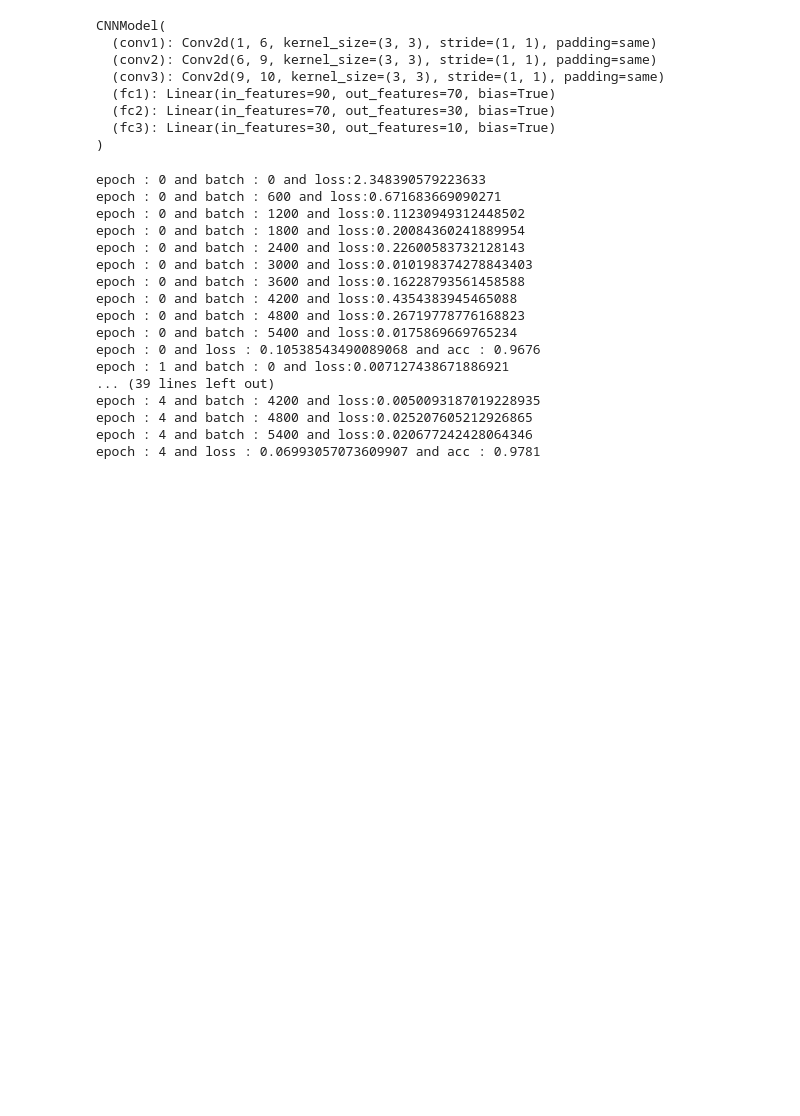
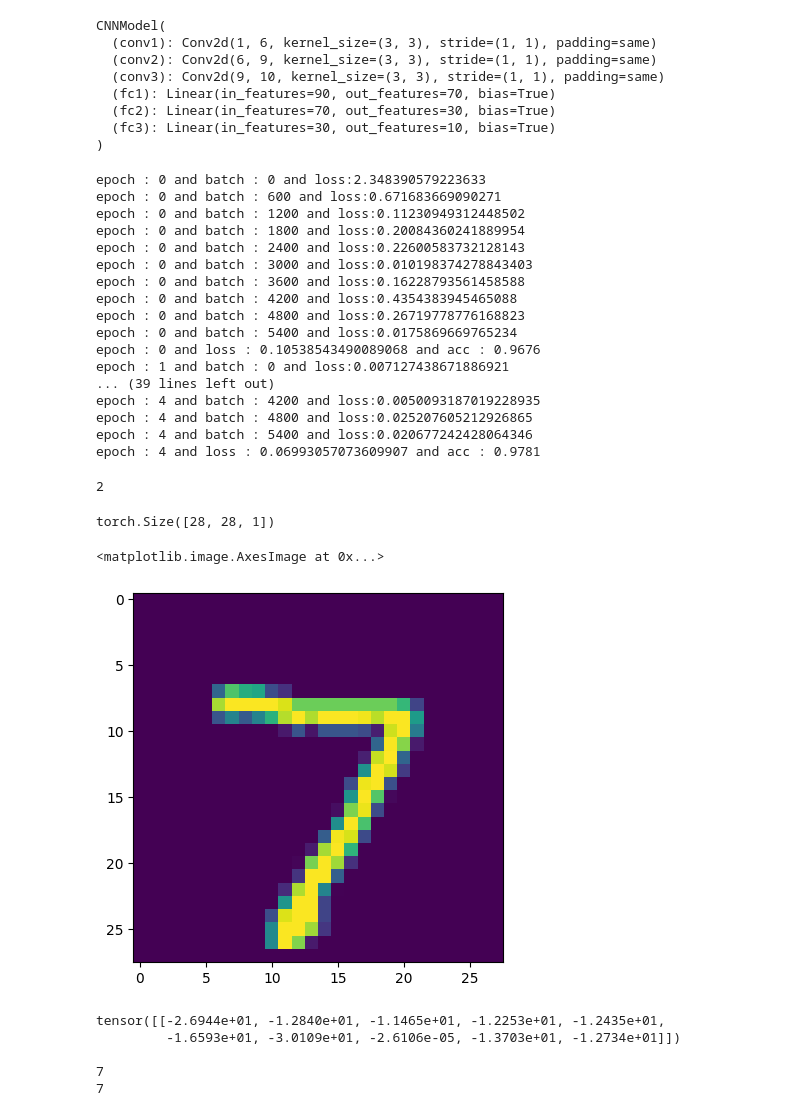
Before and after one commit to ShashikanthKungulwar/DL, a Jupyter notebook: CNN_1st.ipynb, the cells around one changed output. Cells and saved outputs as stored; diff of their text form; code cells hidden in the pictures; blank space fills up the shorter version.

```diff
--- a/CNN_1st.ipynb
+++ b/CNN_1st.ipynb
@@ -182,3 +182,29 @@ epoch : 4 and batch : 4200 and loss:0.0050093187019228935
 epoch : 4 and batch : 4800 and loss:0.025207605212926865
 epoch : 4 and batch : 5400 and loss:0.020677242428064346
 epoch : 4 and loss : 0.06993057073609907 and acc : 0.9781
+# %%
+len(test_data[0])
+# %% [output]
+2
+# %%
+test_data[0][0].permute(1,2,0)
+# %% [output]
+torch.Size([28, 28, 1])
+# %%
+plt.imshow(test_data[0][0].permute(1,2,0))
+# %% [output]
+<matplotlib.image.AxesImage at 0x...>
+[figure, added]
+# %%
+model.eval()
+with torch.no_grad():
+  pred = model.forward(test_data[0][0].view(1,1,28,28))
+  print(pred,"\n")
+  print(torch.max(pred,dim = 1)[1].item())
+  print(test_data[0][1])
+# %% [output]
+tensor([[-2.6944e+01, -1.2840e+01, -1.1465e+01, -1.2253e+01, -1.2435e+01,
+         -1.6593e+01, -3.0109e+01, -2.6106e-05, -1.3703e+01, -1.2734e+01]])
+
+7
+7
```
